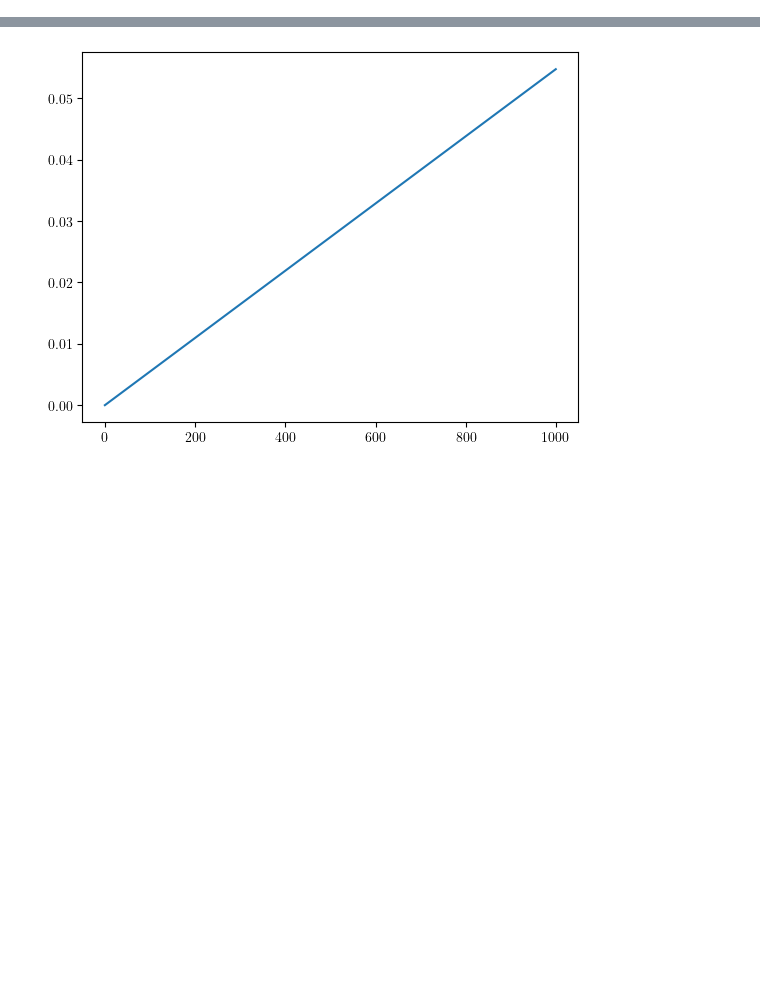
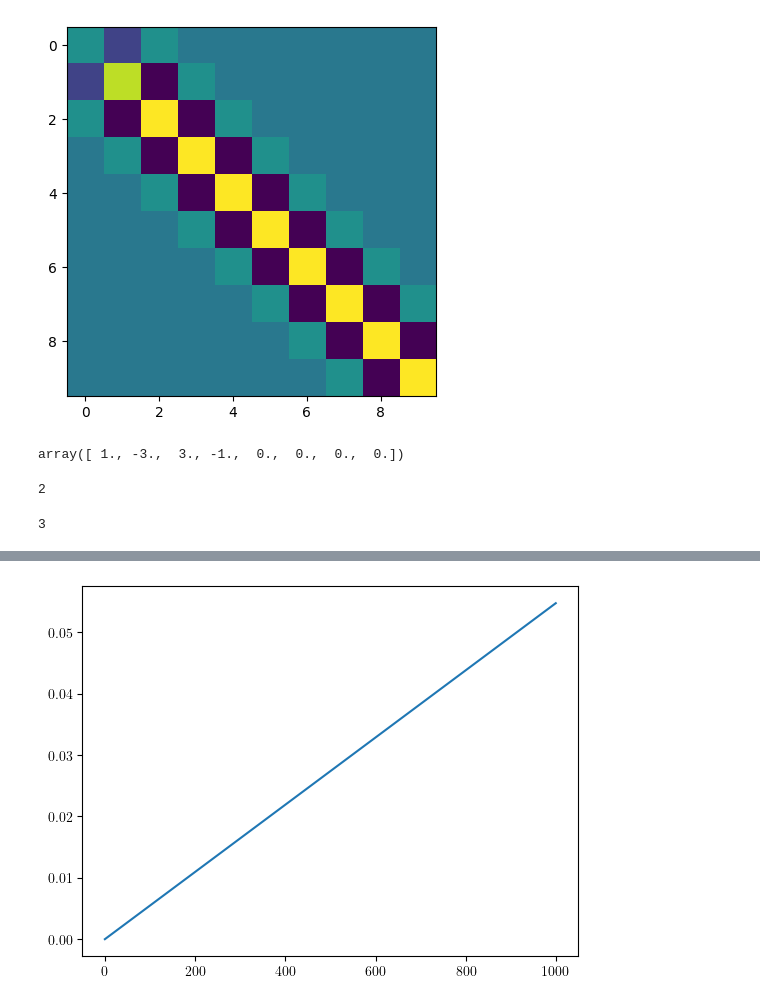
Before and after one commit to jlindbloom/sampi, a Jupyter notebook: notebooks/ias/paper/1d_different_R/different_rs.ipynb, the cells around one changed output, grey strips where cells are left out. Drawn from its saved outputs; the diff is of its cells as text; code cells hidden in the pictures; blank space fills up the shorter version.

```diff
--- a/notebooks/ias/paper/1d_different_R/different_rs.ipynb
+++ b/notebooks/ias/paper/1d_different_R/different_rs.ipynb
@@ -85,0 +79,17 @@ array([[ 1., -1.,  0., ...,  0.,  0.,  0.],
+# %%
+plt.imshow( (R2_mat.toarray().T @ R2_mat.toarray())[:10,:10] )
+plt.show()
+# %% [output]
+[figure, added]
+# %%
+(R3_mat.toarray().T @ R3_mat.toarray())[0,:10]
+# %% [output]
+array([ 1., -3.,  3., -1.,  0.,  0.,  0.,  0.])
+# %%
+jlinops.bandwidth( (R2_mat.toarray().T @ R2_mat.toarray())   )
+# %% [output]
+2
+# %%
+jlinops.bandwidth( (R3_mat.toarray().T @ R3_mat.toarray())   )
+# %% [output]
+3
```
Also changed, not shown: parts of 6 cells of this notebook, 1 other file.
